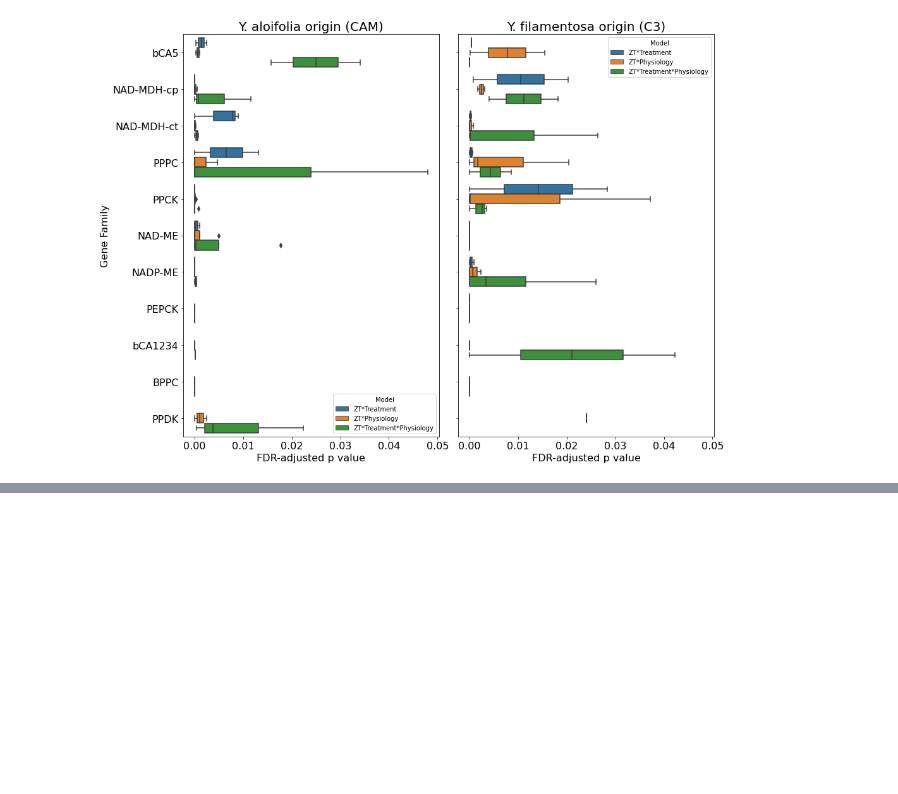
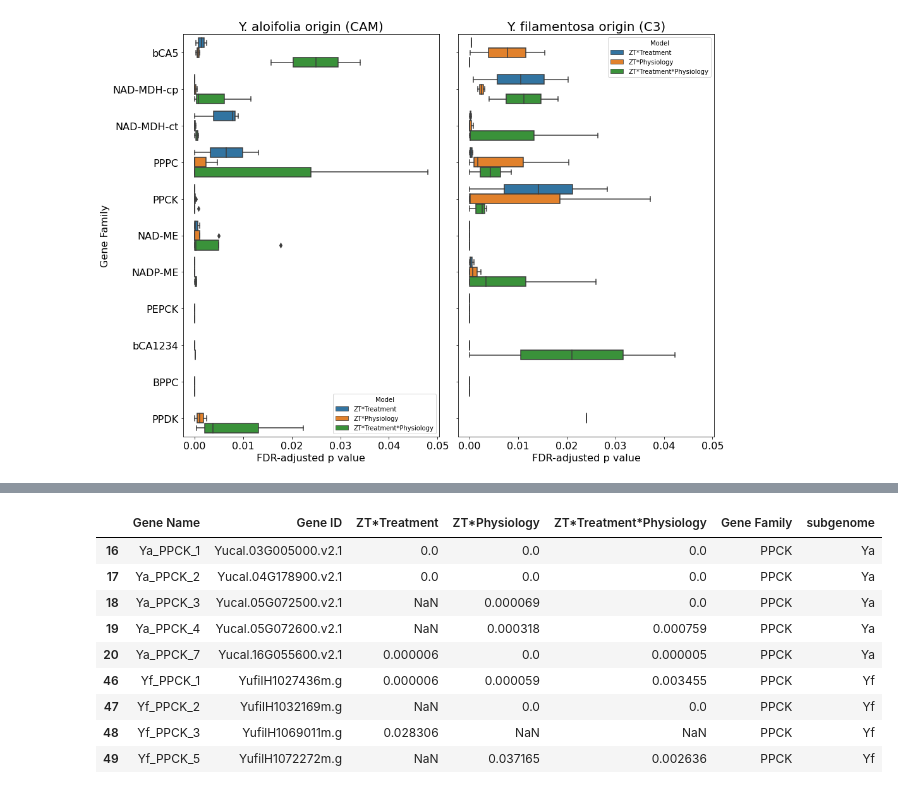
Before and after one commit to achpardo/yucca-genomics, a Jupyter notebook: camgene_modeling/camgenes_polymodres_byphys.ipynb, the cells around one changed output, grey strips where cells are left out. Drawn from its saved outputs; the diff is of its cells as text; code cells hidden in the pictures; blank space fills up the shorter version.

```diff
--- a/camgene_modeling/camgenes_polymodres_byphys.ipynb
+++ b/camgene_modeling/camgenes_polymodres_byphys.ipynb
@@ -188,0 +217,13 @@ plt.savefig("./camgenes_polymod_byphys_pvals.svg",dpi=200,bbox_inches="tight")
+# %%
+genesigs[genesigs["Gene Family"]=="PPCK"]
+# %% [output]
+|  | Gene Name | Gene ID | ZT*Treatment | ZT*Physiology | ZT*Treatment*Physiology | Gene Family | subgenome |
+| 16 | Ya_PPCK_1 | Yucal.03G005000.v2.1 | 0.0 | 0.0 | 0.0 | PPCK | Ya |
+| 17 | Ya_PPCK_2 | Yucal.04G178900.v2.1 | 0.0 | 0.0 | 0.0 | PPCK | Ya |
+| 18 | Ya_PPCK_3 | Yucal.05G072500.v2.1 | NaN | 0.000069 | 0.0 | PPCK | Ya |
+| 19 | Ya_PPCK_4 | Yucal.05G072600.v2.1 | NaN | 0.000318 | 0.000759 | PPCK | Ya |
+| 20 | Ya_PPCK_7 | Yucal.16G055600.v2.1 | 0.000006 | 0.0 | 0.000005 | PPCK | Ya |
+| 46 | Yf_PPCK_1 | YufilH1027436m.g | 0.000006 | 0.000059 | 0.003455 | PPCK | Yf |
+| 47 | Yf_PPCK_2 | YufilH1032169m.g | NaN | 0.0 | 0.0 | PPCK | Yf |
+| 48 | Yf_PPCK_3 | YufilH1069011m.g | 0.028306 | NaN | NaN | PPCK | Yf |
+| 49 | Yf_PPCK_5 | YufilH1072272m.g | NaN | 0.037165 | 0.002636 | PPCK | Yf |
```
Also changed, not shown: parts of 3 cells of this notebook.
